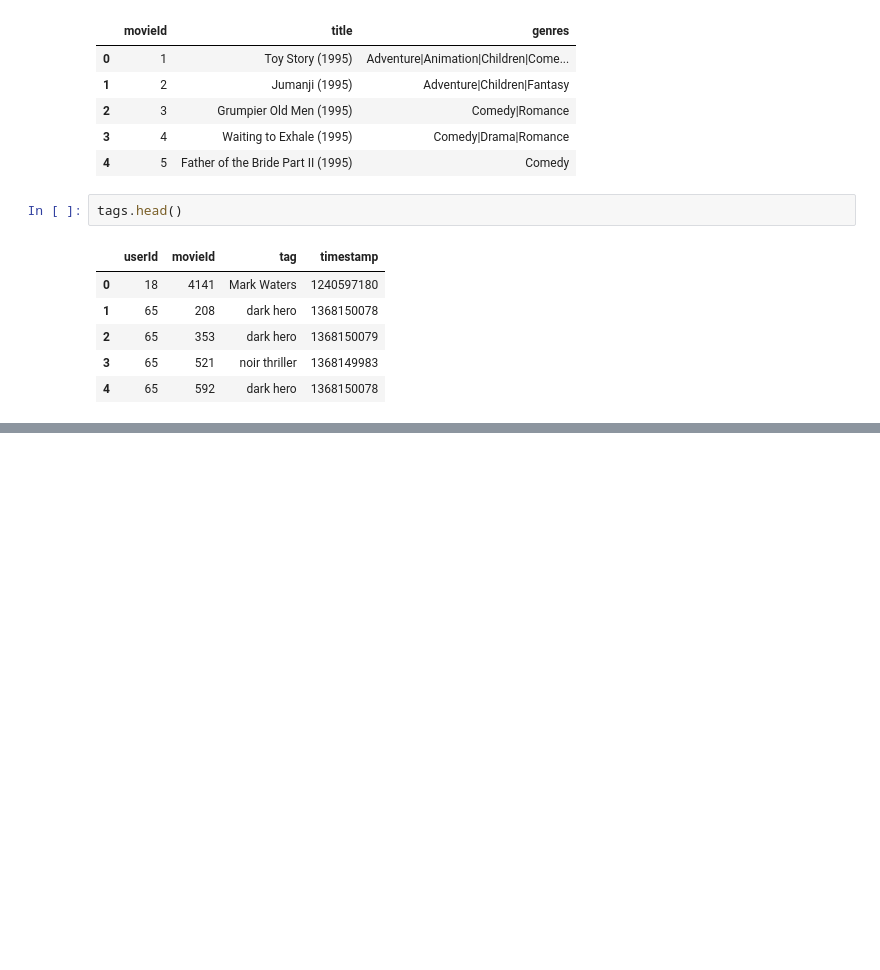
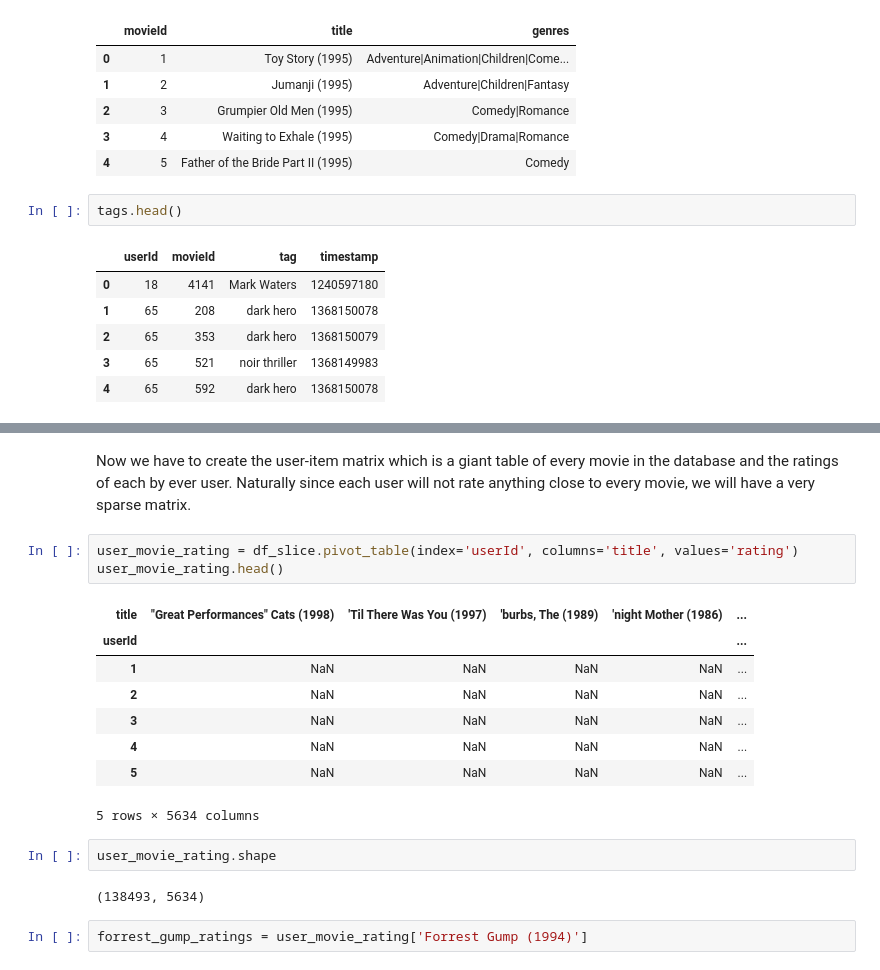
Before and after one commit to mjdacs/data612, a Jupyter notebook: project_2/eda.ipynb, the cells around one changed output, grey strips where cells are left out. Drawn from its saved outputs; the diff is of its cells as text; blank space fills up the shorter version.

```diff
--- a/project_2/eda.ipynb
+++ b/project_2/eda.ipynb
@@ -73,0 +134,20 @@ df.head(3)
+# %% [markdown]
+Now we have to create the user-item matrix which is a giant table of every movie in the database and the ratings of each by ever user. Naturally since each user will not rate anything close to every movie, we will have a very sparse matrix.
+# %%
+user_movie_rating = df_slice.pivot_table(index='userId', columns='title', values='rating')
+user_movie_rating.head()
+# %% [output]
+| title | "Great Performances" Cats (1998) | 'Til There Was You (1997) | 'burbs, The (1989) | 'night Mother (1986) | ... |
+| userId |  |  |  |  | ... |
+| 1 | NaN | NaN | NaN | NaN | ... |
+| 2 | NaN | NaN | NaN | NaN | ... |
+| 3 | NaN | NaN | NaN | NaN | ... |
+| 4 | NaN | NaN | NaN | NaN | ... |
+| 5 | NaN | NaN | NaN | NaN | ... |
+5 rows × 5634 columns
+# %%
+user_movie_rating.shape
+# %% [output]
+(138493, 5634)
+# %%
+forrest_gump_ratings = user_movie_rating['Forrest Gump (1994)']
```
Also changed, not shown: parts of 16 cells of this notebook, 1 other file.
